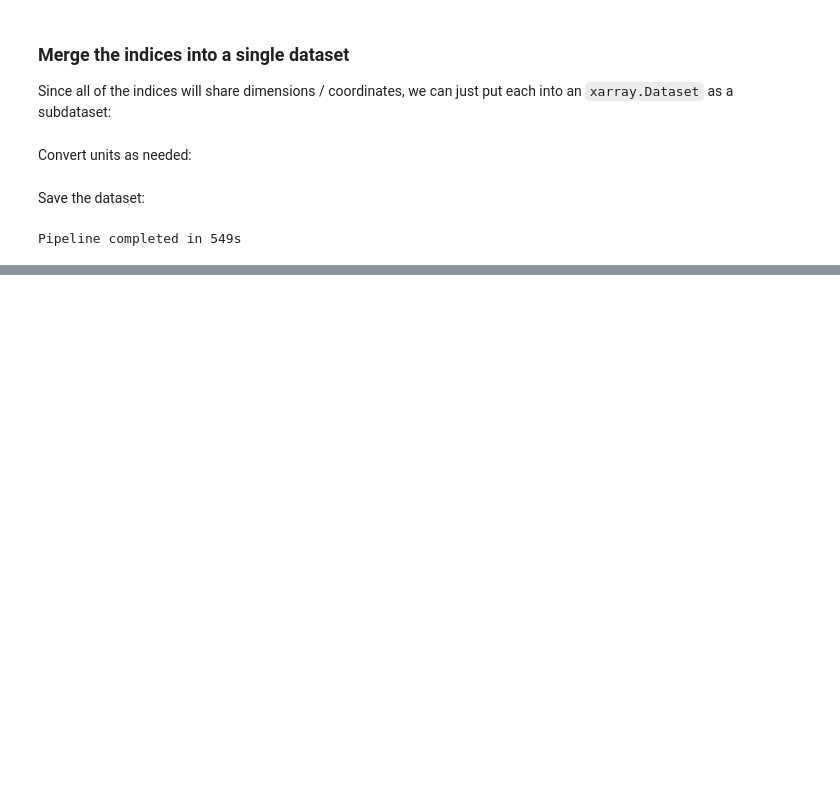
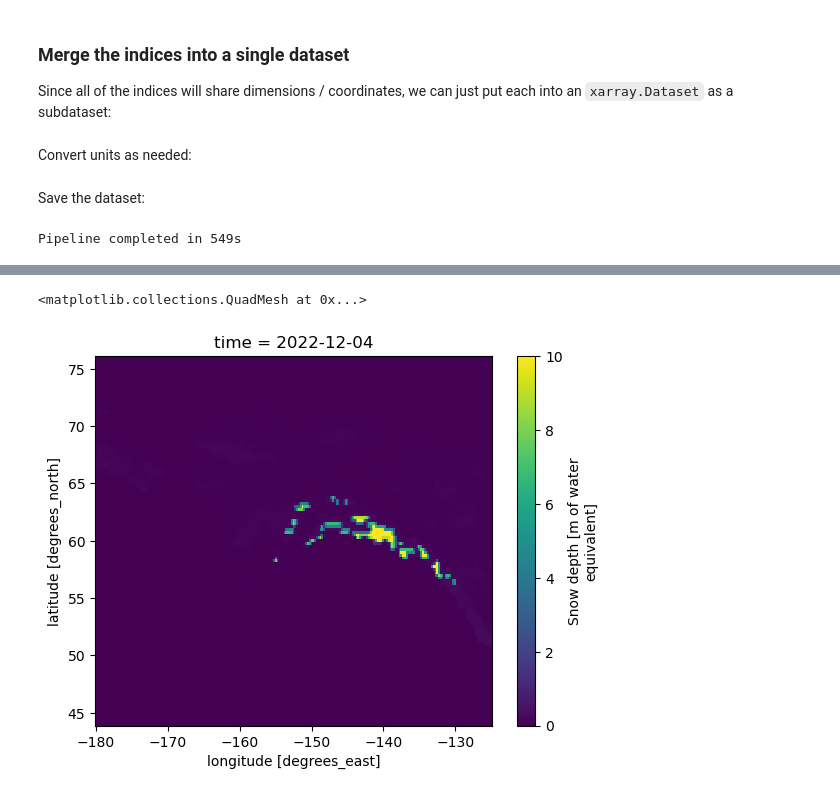
Before and after one commit to ua-snap/nws-drought, a Jupyter notebook: notebooks/process.ipynb, the cells around one changed output, grey strips where cells are left out. Saved outputs shown, nothing was run; the diff lists cells and outputs as text; code cells hidden in the pictures; blank space fills up the shorter version.

```diff
--- a/notebooks/process.ipynb
+++ b/notebooks/process.ipynb
@@ -255,0 +272,5 @@ Pipeline completed in 549s
+# %%
+ds["sd"].sel(time=ds.time.values[-1]).plot()
+# %% [output]
+<matplotlib.collections.QuadMesh at 0x...>
+[figure, added]
```
Also changed, not shown: parts of 7 cells of this notebook, 1 other file.
